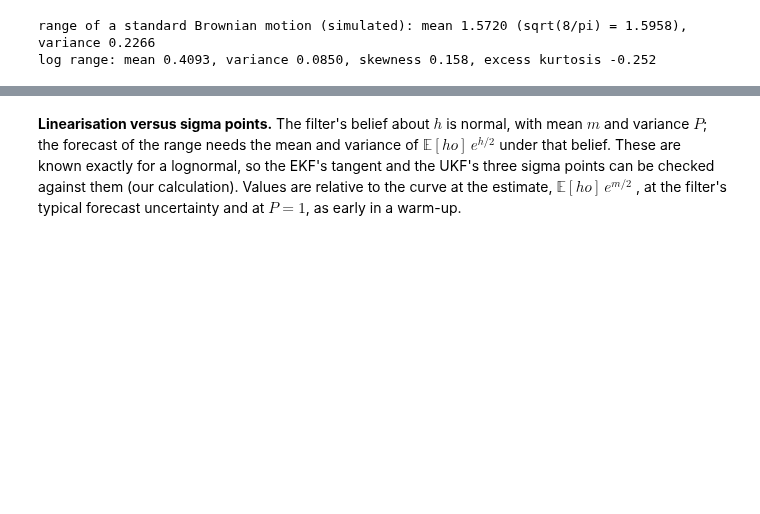
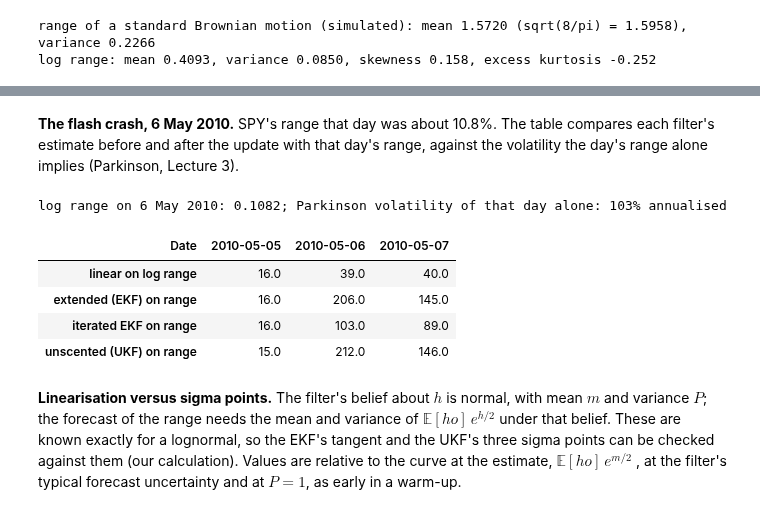
Before and after one commit to MaxGnesi/systematic-trading-notes, a Jupyter notebook: lectures/04-tracking-hidden-states/04_tracking_hidden_states.ipynb, the cells around one changed output, grey strips where cells are left out. Drawn from its saved outputs; the diff is of its cells as text; code cells hidden in the pictures; blank space fills up the shorter version.

```diff
--- a/lectures/04-tracking-hidden-states/13_tracking_hidden_states.ipynb
+++ b/lectures/04-tracking-hidden-states/04_tracking_hidden_states.ipynb
@@ -854,3 +874,21 @@ Agreement between the three estimates of annualised session volatility (SPY):
+# %% [markdown]
+**The flash crash, 6 May 2010.** SPY's range that day was about 10.8%. The table compares each filter's
+estimate before and after the update with that day's range, against the volatility the day's range alone
+implies (Parkinson, Lecture 3).
+# %%
+day = pd.Timestamp("2010-05-06")
+i_day = C["SPY"].dropna().index.get_loc(day)
+r_day = spy_rng[i_day]
+print(f"log range on 6 May 2010: {r_day:.4f}; Parkinson volatility of that day alone: {100 * np.sqrt(252 * r_day ** 2 / (4 * np.log(2))):.0f}% annualised")
+vol_all = pd.DataFrame({k: 100 * np.sqrt(252 * np.exp(v)) for k, v in VF.items() if k != "loglik"}, index=C["SPY"].dropna().index)
+display(vol_all.iloc[i_day - 1:i_day + 2].T.round(0))
+# %% [output]
+log range on 6 May 2010: 0.1082; Parkinson volatility of that day alone: 103% annualised
+| Date | 2010-05-05 | 2010-05-06 | 2010-05-07 |
+| linear on log range | 16.0 | 39.0 | 40.0 |
+| extended (EKF) on range | 16.0 | 206.0 | 145.0 |
+| iterated EKF on range | 16.0 | 103.0 | 89.0 |
+| unscented (UKF) on range | 15.0 | 212.0 | 146.0 |
 # %% [markdown]
 **Linearisation versus sigma points.** The filter's belief about $h$ is normal, with mean $m$ and
 variance $P$; the forecast of the range needs the mean and variance of $\mathbb E[
```
Also changed, not shown: parts of 3 cells of this notebook, 10 other files.
